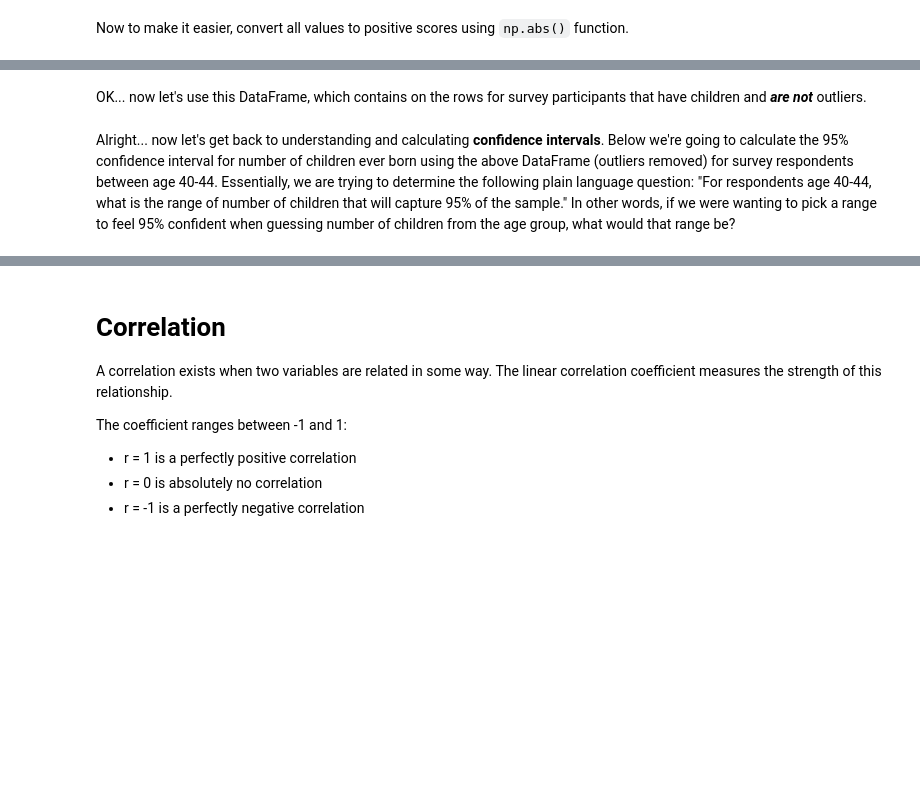
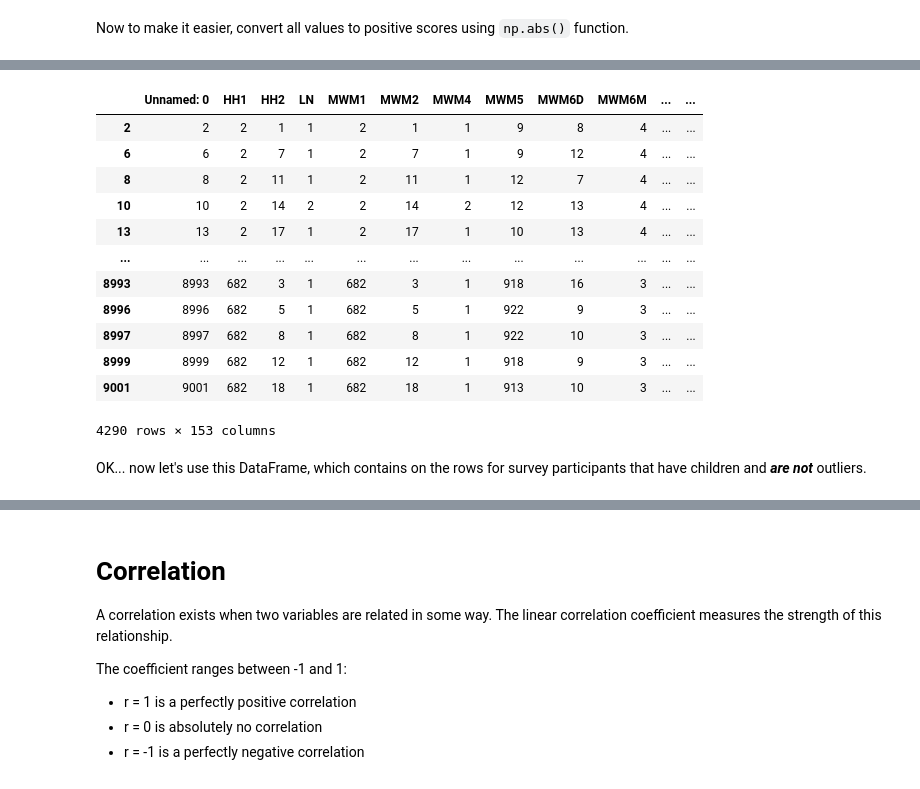
Before and after one commit to pitt-sci-lis-2030/week-14-data-analysis, a Jupyter notebook: Lecture 14.ipynb, the cells around one changed output, grey strips where cells are left out. Cells and saved outputs as stored; diff of their text form; code cells hidden in the pictures; blank space fills up the shorter version.

```diff
--- a/Lecture 14.ipynb
+++ b/Lecture 14.ipynb
@@ -97,0 +142,6 @@ mcm11bZS
+# %%
+# create a new Series from MCM10 column for values greater than 10
+number_of_children = df_mn[df_mn['MCM10'] > 0]['MCM10']
+# compute the zscore of respondents with children
+mcm11bZS = stats.zscore(number_of_children)
+mcm11bZS
@@ -113,2 +199,22 @@ new_df
+# %%
+# create a dataframe of responses with children values greater than zero
+survey_responses_with_children = df_mn[df_mn['MCM10'] > 0]
+# use the zscore mask to remove outliers
+survey_responses_with_children_no_outliers = survey_responses_with_children[filtered_mcm11bZS]
+survey_responses_with_children_no_outliers
+# %% [output]
+|  | Unnamed: 0 | HH1 | HH2 | LN | MWM1 | MWM2 | MWM4 | MWM5 | MWM6D | MWM6M | ... | ... |
+| 2 | 2 | 2 | 1 | 1 | 2 | 1 | 1 | 9 | 8 | 4 | ... | ... |
+| 6 | 6 | 2 | 7 | 1 | 2 | 7 | 1 | 9 | 12 | 4 | ... | ... |
+| 8 | 8 | 2 | 11 | 1 | 2 | 11 | 1 | 12 | 7 | 4 | ... | ... |
+| 10 | 10 | 2 | 14 | 2 | 2 | 14 | 2 | 12 | 13 | 4 | ... | ... |
+| 13 | 13 | 2 | 17 | 1 | 2 | 17 | 1 | 10 | 13 | 4 | ... | ... |
+| ... | ... | ... | ... | ... | ... | ... | ... | ... | ... | ... | ... | ... |
+| 8993 | 8993 | 682 | 3 | 1 | 682 | 3 | 1 | 918 | 16 | 3 | ... | ... |
+| 8996 | 8996 | 682 | 5 | 1 | 682 | 5 | 1 | 922 | 9 | 3 | ... | ... |
+| 8997 | 8997 | 682 | 8 | 1 | 682 | 8 | 1 | 922 | 10 | 3 | ... | ... |
+| 8999 | 8999 | 682 | 12 | 1 | 682 | 12 | 1 | 918 | 9 | 3 | ... | ... |
+| 9001 | 9001 | 682 | 18 | 1 | 682 | 18 | 1 | 913 | 10 | 3 | ... | ... |
+4290 rows × 153 columns
 # %% [markdown]
 OK... now let's use this DataFrame, which contains on the rows for survey participants that have children and ***are not*** outliers.
@@ -117,2 +220,0 @@ new_df.groupby(new_df['MWAGE'])['MCM10'].describe()
-# %% [markdown]
-Alright... now let's get back to understanding and calculating **confidence intervals**.  Below we're going to calculate the 95% confidence interval for number of children ever born using the above DataFrame (outliers removed) for survey respondents between age 40-44.  Essentially, we are trying to determine the following plain language question:  "For respondents age 40-44, what is the range of number of children that will capture 95% of the sample."  In other words, if we were wanting to pick a range to feel 95% confident when guessing number of children from the age group, what would that range be?
```
Also changed, not shown: parts of 100 cells of this notebook, 1 other file.
